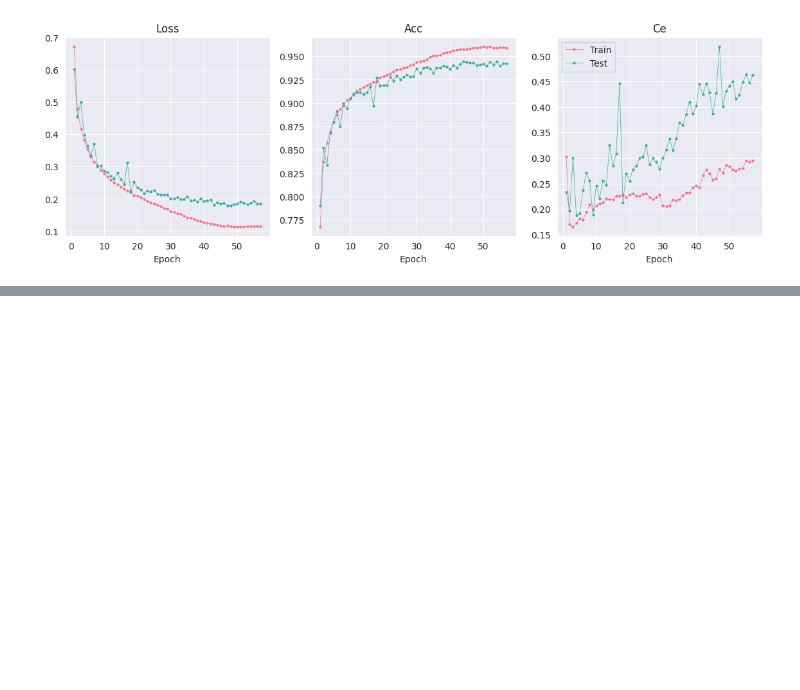
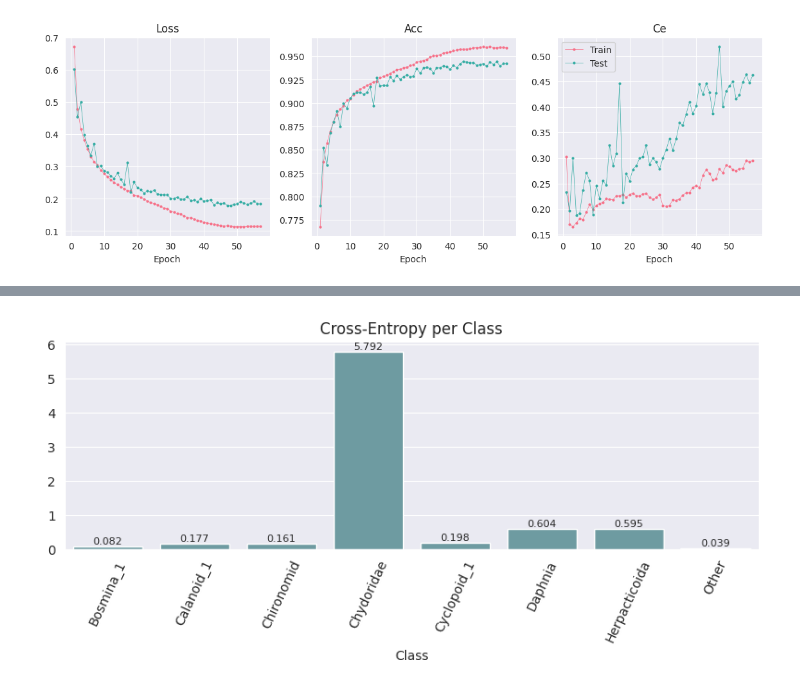
Before and after one commit to sofiar/Analysis_zooplankton, a Jupyter notebook: visualize_train_results.ipynb, the cells around one changed output, grey strips where cells are left out. Drawn from its saved outputs; the diff is of its cells as text; code cells hidden in the pictures; blank space fills up the shorter version.

```diff
--- a/visualize_train_results.ipynb
+++ b/visualize_train_results.ipynb
@@ -201,0 +295,15 @@ plt.show()
+# %%
+# Plot cross-entropy per class
+sns.set_style('darkgrid')
+plt.figure(figsize=(8,4))
+
+ax = sns.barplot(x = classes, y = ce_per_class, color = '#66a2a9')
+plt.title('Cross-Entropy per Class')
+plt.xlabel('Class')
+ax.bar_label(ax.containers[0], fmt = '%.3f', fontsize = 8)
+ax.tick_params(axis = 'x', rotation = 65)
+
+plt.tight_layout()
+plt.show()
+# %% [output]
+[figure, added]
```
Also changed, not shown: parts of 28 cells of this notebook, 2 other files.
